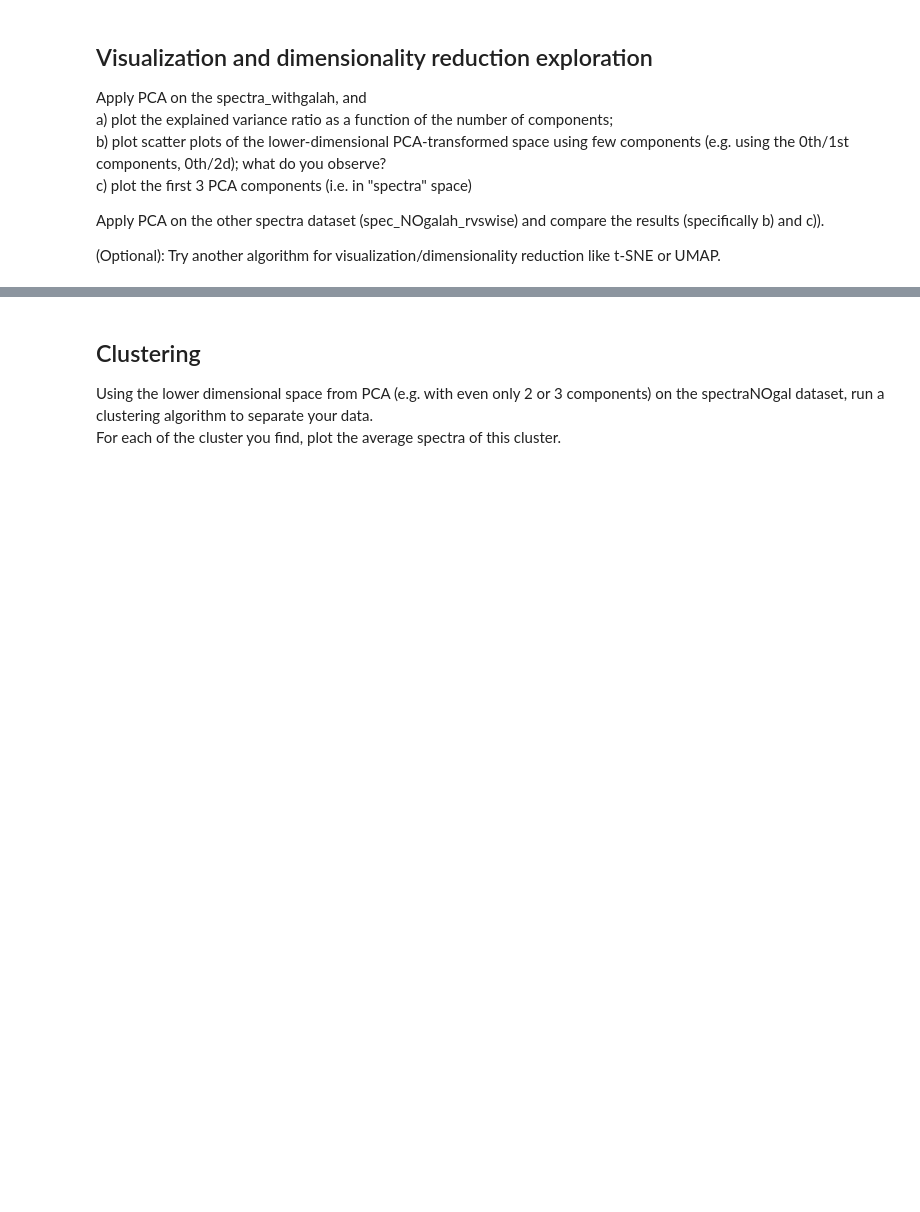
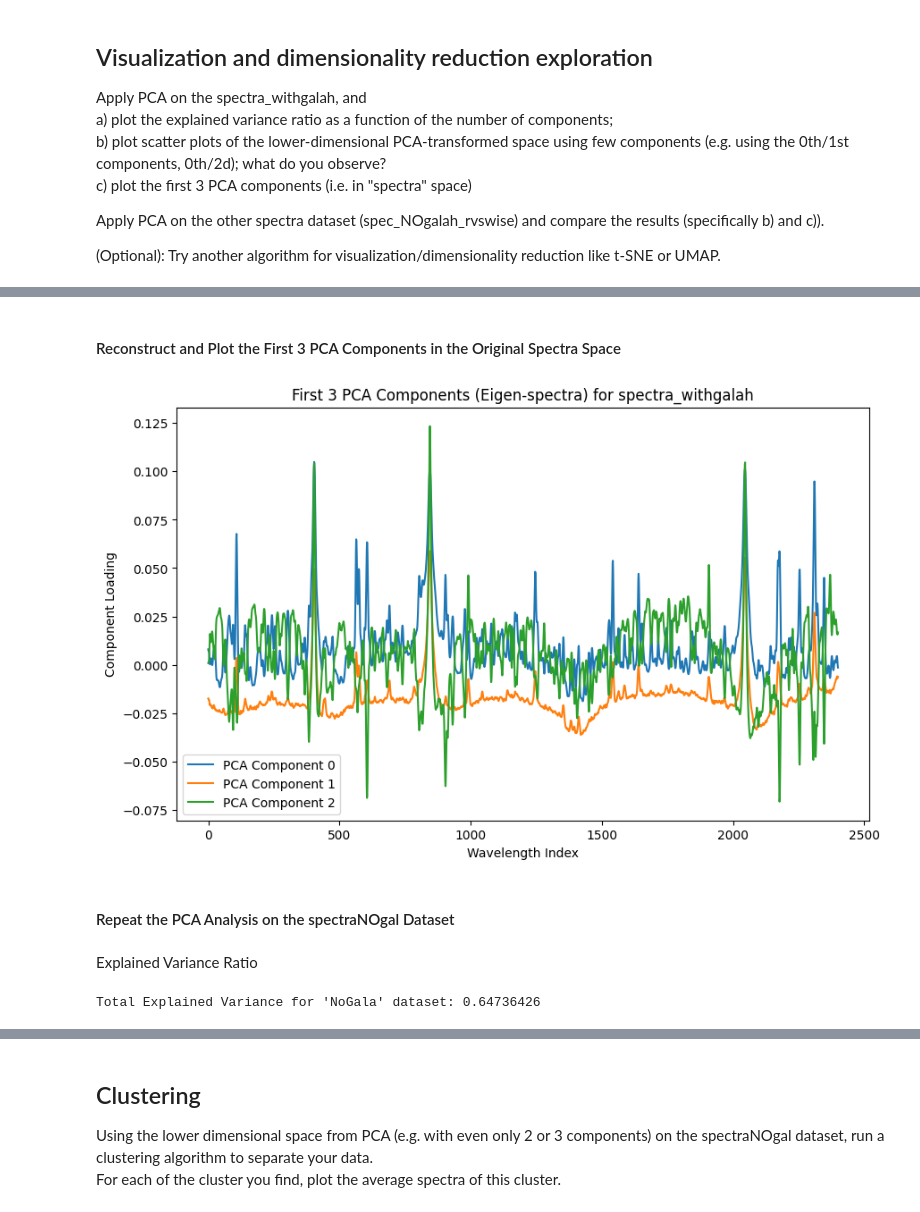
Before and after one commit to JackBlueBird/MHPC.ML.Group.Project.Team.2, a Jupyter notebook: Project2.ipynb, the cells around one changed output, grey strips where cells are left out. Drawn from its saved outputs; the diff is of its cells as text; code cells hidden in the pictures; blank space fills up the shorter version.

```diff
--- a/Project2.ipynb
+++ b/Project2.ipynb
@@ -140,0 +245,17 @@ Apply PCA on the other spectra dataset (spec_NOgalah_rvswise) and compare the re
+# %% [markdown]
+#### Reconstruct and Plot the First 3 PCA Components in the Original Spectra Space
+# %%
+plt.figure(figsize=(10,6))
+for i in range(3):
+    plt.plot(pca_withgalah.components_[i], label=f'PCA Component {i}')
+plt.title("First 3 PCA Components (Eigen-spectra) for spectra_withgalah")
+plt.xlabel("Wavelength Index")
+plt.ylabel("Component Loading")
+plt.legend()
+plt.show()
+# %% [output]
+[figure, added]
+# %% [markdown]
+#### Repeat the PCA Analysis on the spectraNOgal Dataset
+# %% [markdown]
+Explained Variance Ratio
@@ -140,0 +266,8 @@ Apply PCA on the other spectra dataset (spec_NOgalah_rvswise) and compare the re
+# %%
+total_explained_variance = np.sum(pca_nogal.explained_variance_ratio_)
+print("Total Explained Variance for 'NoGala' dataset:", total_explained_variance)
+set_explained_variances = np.zeros((N_pca,))
+for k in range (0,N_pca):
+    set_explained_variances[k] = sum(pca_nogal.explained_variance_ratio_[0:k])
+# %% [output]
+Total Explained Variance for 'NoGala' dataset: 0.64736426
```
Also changed, not shown: parts of 38 cells of this notebook.
